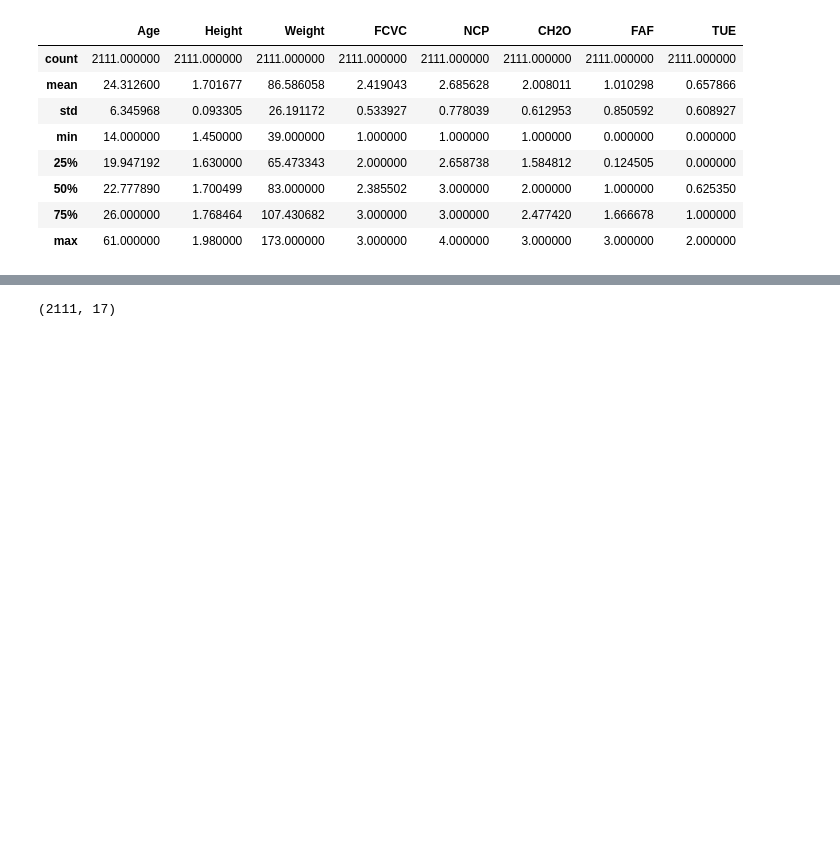
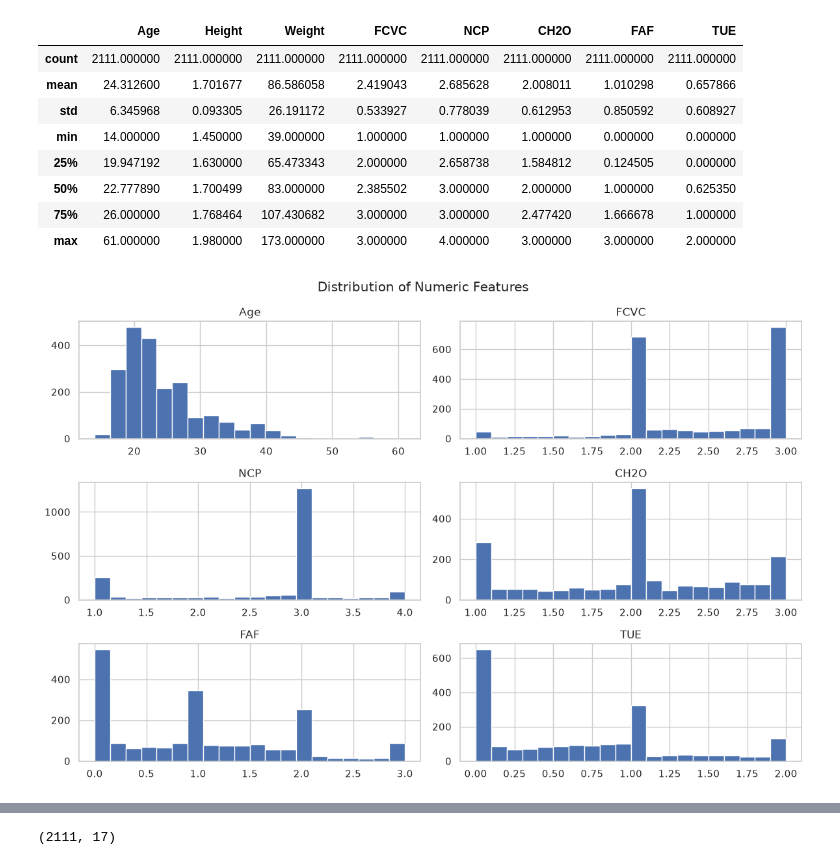
Before and after one commit to shoshanabernstein/Python-Final-Project, a Jupyter notebook: obesity_classification.ipynb, the cells around one changed output, grey strips where cells are left out. Cells and saved outputs as stored; diff of their text form; code cells hidden in the pictures; blank space fills up the shorter version.

```diff
--- a/obesity_classification.ipynb
+++ b/obesity_classification.ipynb
@@ -81,3 +82,11 @@ df.describe()
 | 50% | 22.777890 | 1.700499 | 83.000000 | 2.385502 | 3.000000 | 2.000000 | 1.000000 | 0.625350 |
 | 75% | 26.000000 | 1.768464 | 107.430682 | 3.000000 | 3.000000 | 2.477420 | 1.666678 | 1.000000 |
 | max | 61.000000 | 1.980000 | 173.000000 | 3.000000 | 4.000000 | 3.000000 | 3.000000 | 2.000000 |
+# %%
+num_features = ['Age', 'FCVC', 'NCP', 'CH2O', 'FAF', 'TUE']
+df[num_features].hist(figsize=(12, 8), bins=20)
+plt.suptitle("Distribution of Numeric Features")
+plt.tight_layout()
+plt.show()
+# %% [output]
+[figure, added]
```
Also changed, not shown: parts of 27 cells of this notebook, 14 other files.
